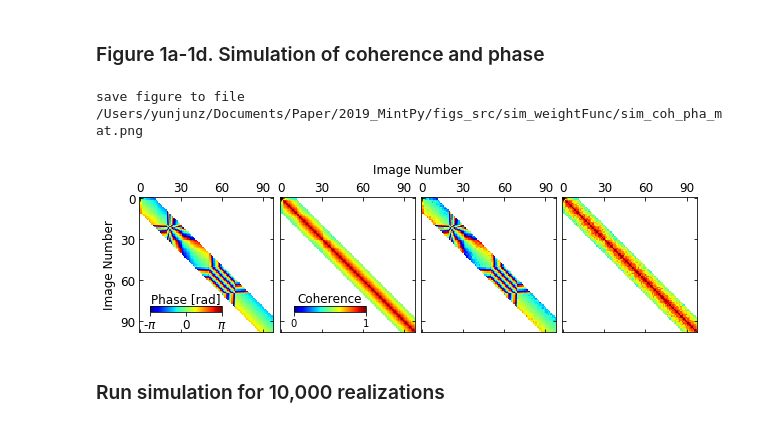
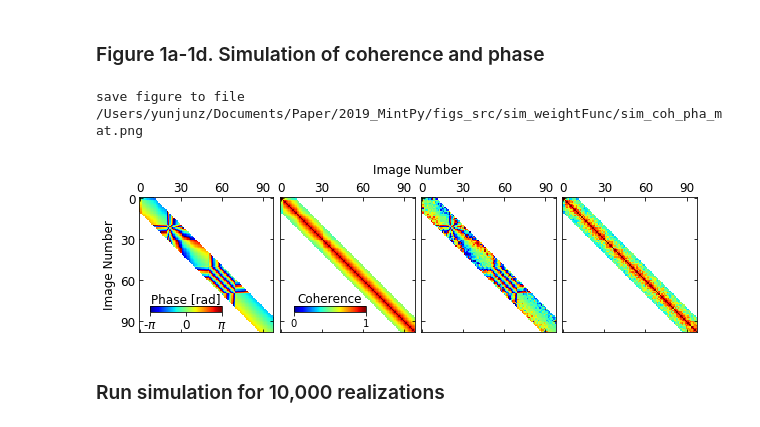
Before and after one commit to geodesymiami/Yunjun_et_al-2019-MintPy, a Jupyter notebook: Fig_01_S02_S12_S13_sim_weightFunc.ipynb, the cells around one changed output. Saved outputs shown, nothing was run; the diff lists cells and outputs as text; code cells hidden in the pictures.

```diff
--- a/Fig_01_S02_S12_S13_sim_weightFunc.ipynb
+++ b/Fig_01_S02_S12_S13_sim_weightFunc.ipynb
@@ -67,7 +67,7 @@ Done.
 
 ## Data prepare
 # simulate network of interferometric phase and coherence
-L = 3 * 9
+L = 1 * 3
 ifgram_est, coh_est, ifg_sim, coh_sim = psim.simulate_network(ts_sim, date12_list, decor_time, coh_resid,
                                                               L=L, num_sample=num_sample,
                                                               baseline_file='bl_list.txt',
@@ -90,35 +90,35 @@ im_cor = axs[1].imshow(coh_sim_mat, vmin=0, vmax=1, cmap='jet')
 im_cor = axs[3].imshow(coh_est_mat, vmin=0, vmax=1, cmap='jet')
 im_ifg = axs[0].imshow(ifg_sim_mat, vmin=-np.pi, vmax=np.pi, cmap='jet')
 im_ifg = axs[2].imshow(ifg_est_mat, vmin=-np.pi, vmax=np.pi, cmap='jet')
 # axis format
 for ax in axs:
     ax.xaxis.tick_top()
     ax.xaxis.set_major_locator(ticker.MultipleLocator(30))
     ax.yaxis.set_major_locator(ticker.MultipleLocator(30))
     ax.tick_params(which='both', direction='in', labelsize=font_size, bottom=True, top=True, left=True, right=True)
 axs[0].set_ylabel('Image Number', fontsize=font_size)
 pp.set_shared_xlabel(axs, 'Image Number', labelpad=0.2, font_size=12, position='top')
 fig.subplots_adjust(wspace=0.05)
 # colorbars
 cax = fig.add_axes([0.34, 0.24, 0.1, 0.03])
 cbar = plt.colorbar(im_cor, cax=cax, ticks=[0, 1], orientation='horizontal')
 cbar.set_label('Coherence', fontsize=font_size)
 cbar.ax.xaxis.set_label_position('top')
 
 cax = fig.add_axes([0.14, 0.24, 0.1, 0.03])
 cbar = plt.colorbar(im_ifg, cax=cax, ticks=[-np.pi, 0, np.pi], orientation='horizontal')
 cbar.ax.set_xticklabels([r'-$\pi$', '0', r'$\pi$'], fontsize=font_size)
 cbar.set_label('Phase [rad]', fontsize=font_size)
 cbar.ax.xaxis.set_label_position('top')
 
 ## output
 out_file = os.path.join(os.getcwd(), 'sim_coh_pha_mat.png')
-#fig.savefig(out_file, bbox_inches='tight', transparent=True, dpi=fig_dpi)
+fig.savefig(out_file, bbox_inches='tight', transparent=True, dpi=fig_dpi)
 print('save figure to file', out_file)
 plt.show()
 # %% [output]
 save figure to file /Users/yunjunz/Documents/Paper/2019_MintPy/figs_src/sim_weightFunc/sim_coh_pha_mat.png
-[figure, old version]
+[figure, new version]
 # %% [markdown]
 ### Run simulation for 10,000 realizations
 # %%
```
Also changed, not shown: 2 other files.
